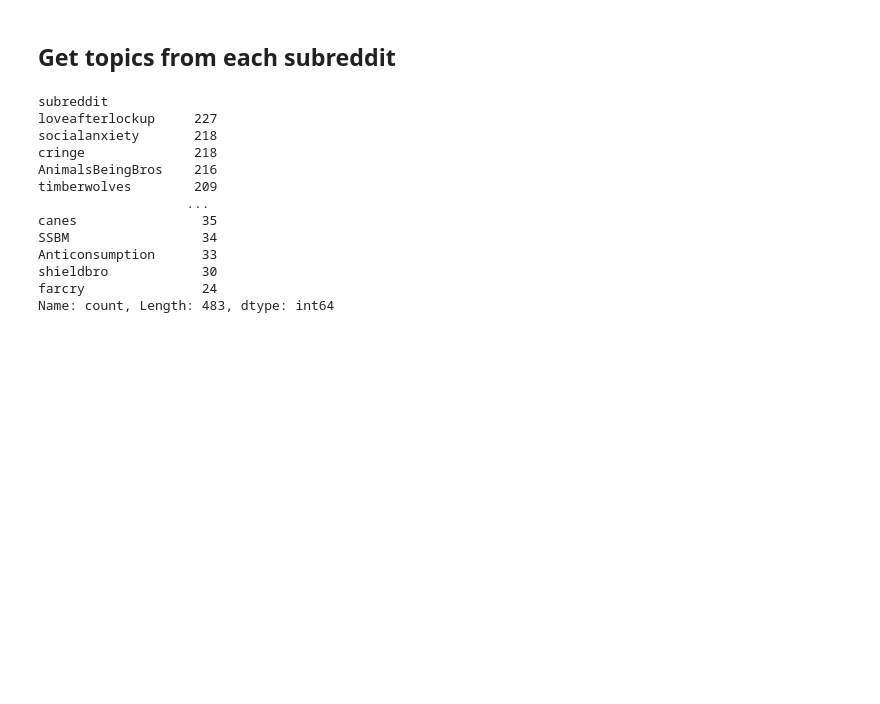
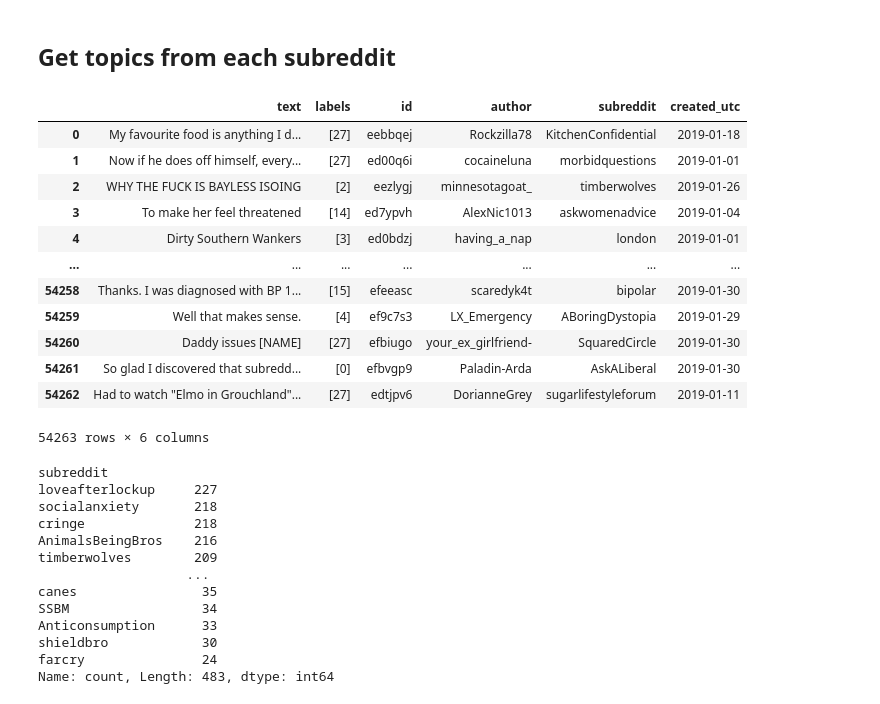
Before and after one commit to MatteoBisotti/nlp_project, a Jupyter notebook: get_topic.ipynb, the cells around one changed output. Drawn from its saved outputs; the diff is of its cells as text; code cells hidden in the pictures; blank space fills up the shorter version.

```diff
--- a/get_topic.ipynb
+++ b/get_topic.ipynb
@@ -6,6 +6,22 @@ import pandas as pd
 from sklearn.cluster import KMeans
 # %%
 dataset = pd.read_csv('data/final_dataset.csv')
+# %%
+dataset
+# %% [output]
+|  | text | labels | id | author | subreddit | created_utc |
+| 0 | My favourite food is anything I d... | [27] | eebbqej | Rockzilla78 | KitchenConfidential | 2019-01-18 |
+| 1 | Now if he does off himself, every... | [27] | ed00q6i | cocaineluna | morbidquestions | 2019-01-01 |
+| 2 | WHY THE FUCK IS BAYLESS ISOING | [2] | eezlygj | minnesotagoat_ | timberwolves | 2019-01-26 |
+| 3 | To make her feel threatened | [14] | ed7ypvh | AlexNic1013 | askwomenadvice | 2019-01-04 |
+| 4 | Dirty Southern Wankers | [3] | ed0bdzj | having_a_nap | london | 2019-01-01 |
+| ... | ... | ... | ... | ... | ... | ... |
+| 54258 | Thanks. I was diagnosed with BP 1... | [15] | efeeasc | scaredyk4t | bipolar | 2019-01-30 |
+| 54259 | Well that makes sense. | [4] | ef9c7s3 | LX_Emergency | ABoringDystopia | 2019-01-29 |
+| 54260 | Daddy issues [NAME] | [27] | efbiugo | your_ex_girlfriend- | SquaredCircle | 2019-01-30 |
+| 54261 | So glad I discovered that subredd... | [0] | efbvgp9 | Paladin-Arda | AskALiberal | 2019-01-30 |
+| 54262 | Had to watch "Elmo in Grouchland"... | [27] | edtjpv6 | DorianneGrey | sugarlifestyleforum | 2019-01-11 |
+54263 rows × 6 columns
 # %%
 dataset['subreddit'].value_counts()
 # %% [output]
```
Also changed, not shown: 3 other files.
